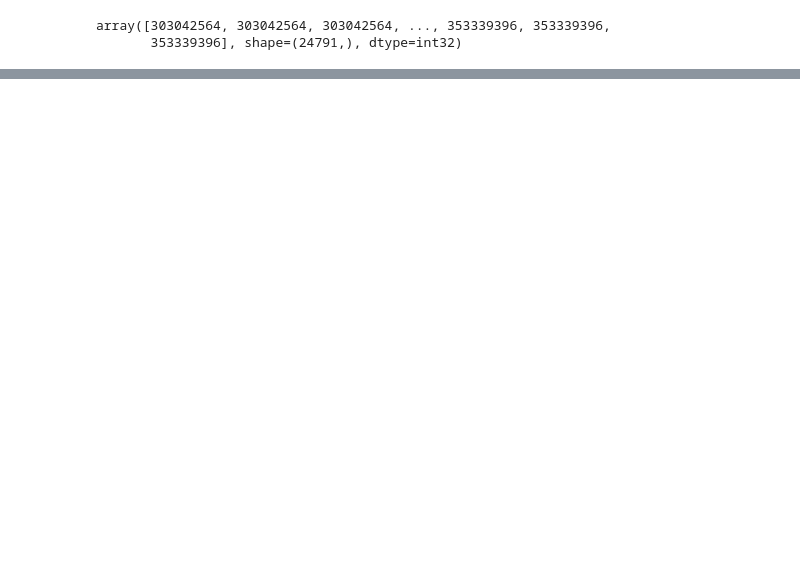
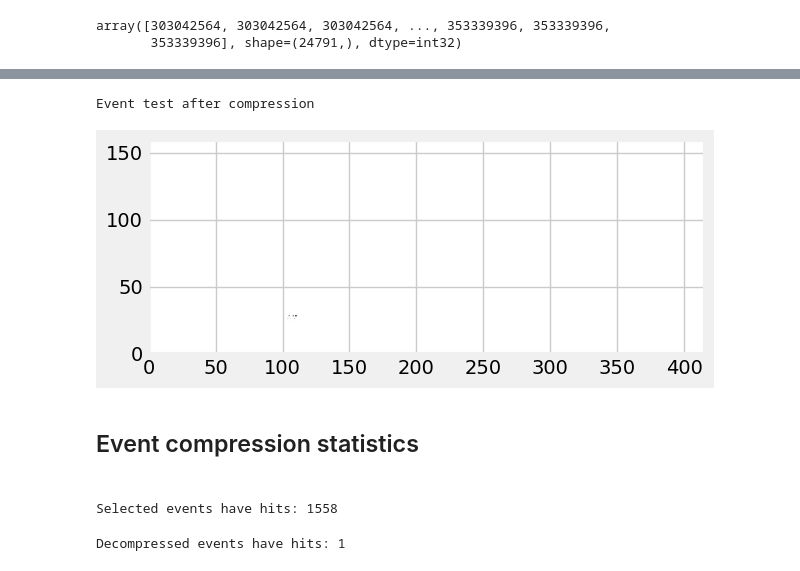
Before and after one commit to pauliusB20/vq-vae-experiments, a Jupyter notebook: cms_particle_hits/main.ipynb, the cells around one changed output, grey strips where cells are left out. Cells and saved outputs as stored; diff of their text form; code cells hidden in the pictures; blank space fills up the shorter version.

```diff
--- a/cms_particle_hits/main.ipynb
+++ b/cms_particle_hits/main.ipynb
@@ -575 +638,11 @@ Epoch [8/60] Average Loss: 366.6978
+# %%
+# Calculating bits per patch
+events_test_patches_bits = {}
+for event in events_test[:SELECTED_EVENTS]:
+    event_bits = []
+    for patch in event_hits_to_patches(event, PATCH_SIZE).as_array():
+        bits_per_patch = patch.nbytes * 8
+        event_bits.append(bits_per_patch)
+
+    events_test_patches_bits[event.id_] = event_bits
 # %%
@@ -638,11 +702,18 @@ Event patches: 10871
 # %%
 # TODO: change debug for option change event_hit_test count
-EVENT_PATCH_GROUP_ID = 0
-patches_test_adcs_tensors = [
-    torch.tensor(
-        event_patch.reshape(PATCH_SIZE, PATCH_SIZE)
-    ).unsqueeze(1).unsqueeze(1).transpose(0, 2)
-    for event_patch in event_test_patches_adcs[EVENT_PATCH_GROUP_ID]
-]
-patches_test_adcs_tensors[0].shape
+def _get_reshape_tensor(patch_flatten: np.array) -> torch.tensor:
+    patch = patch_flatten.reshape(PATCH_SIZE, PATCH_SIZE)
+    patch_tensor_ini = torch.tensor(patch)
+    patch_tensor = patch_tensor_ini.unsqueeze(1).unsqueeze(1).transpose(0, 2)
+    patch_tensor = patch_tensor.float()
+    patch_tensor = patch_tensor.to(device)
+    return patch_tensor
+
+events_test_patches_tensors = []
+for event_test_patches_adcs in events_test_patches_adcs:
+    event_test_patches_tensors = list(map(_get_reshape_tensor, event_test_patches_adcs))
+    event_test_patch_first = event_test_patches_tensors[0]
+    print(f"DEBUG: first event shape: {event_test_patch_first.shape}")
+
+    events_test_patches_tensors.append(event_test_patches_tensors)
 # %% [output]
@@ -715,0 +908,27 @@ After reconstruction: events dimensions: torch.Size([1, 16])
+# %%
+print("Event test after compression")
+for event_test in decompressed_events[:SELECTED_EVENTS]:
+    show_image(event_test)
+# %% [output]
+Event test after compression
+[figure, added]
+# %% [markdown]
+<h2>Event compression statistics<h2>
+# %%
+# hit count in original events
+n_hits_total = 0
+for event_test in events_test[:SELECTED_EVENTS]:
+    n_hits_total += len(event_test.hits)
+
+print(f"Selected events have hits: {n_hits_total}")
+# %% [output]
+Selected events have hits: 1558
+# %%
+# hit count in original events
+n_hits_total_vq = 0
+for decomp_event_test in decompressed_events[:SELECTED_EVENTS]:
+    n_hits_total_vq += len(decomp_event_test.hits)
+
+print(f"Decompressed events have hits: {n_hits_total_vq}")
+# %% [output]
+Decompressed events have hits: 1
```
Also changed, not shown: parts of 29 cells of this notebook.
